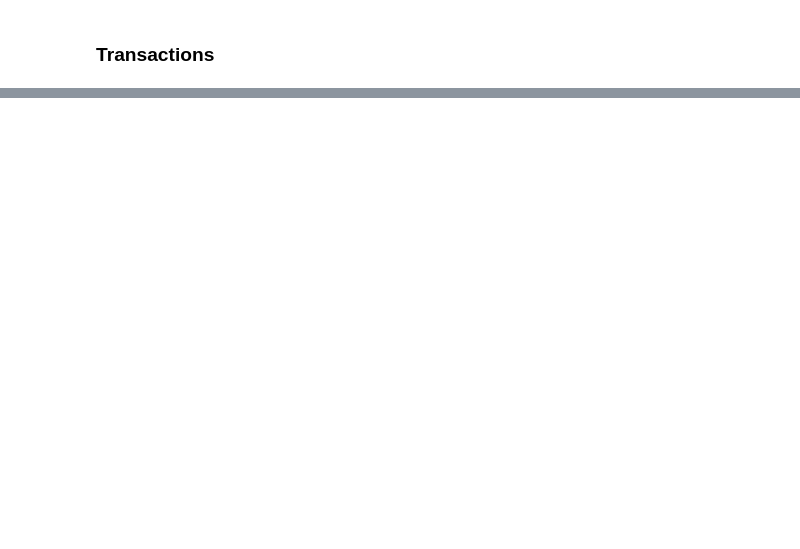
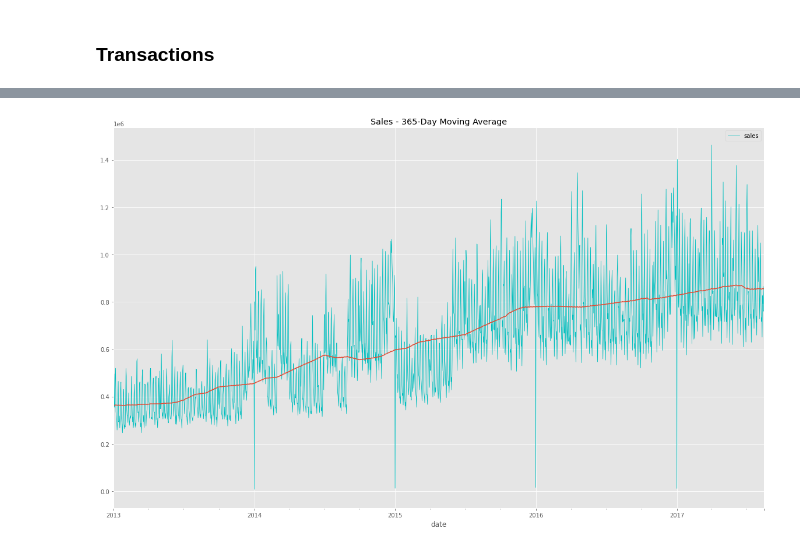
Before and after one commit to KarolRogulski/Store-Sales-Time-Series-Forecasting, a Jupyter notebook: store-sales-time-series-forecasting.ipynb, the cells around one changed output, grey strips where cells are left out. Drawn from its saved outputs; the diff is of its cells as text; code cells hidden in the pictures; blank space fills up the shorter version.

```diff
--- a/store-sales-time-series-forecasting.ipynb
+++ b/store-sales-time-series-forecasting.ipynb
@@ -88,0 +248,5 @@ sns.displot(transactions_daily_sum, x='store_nbr', y='transactions', bins=transa
+# %%
+# train.set_index('id', inplace=True)
+train['date'] = train.date.dt.to_period("D")
+train.set_index('date', inplace=True)
+train.head()
@@ -88,0 +296,14 @@ sns.displot(transactions_daily_sum, x='store_nbr', y='transactions', bins=transa
+# %%
+train_daily_sales = pd.DataFrame(train.groupby('date').sum()['sales'])
+moving_average = train_daily_sales.rolling(
+    window=365,       # 365-day window
+    center=True,      # puts the average at the center of the window
+    min_periods=183,  # choose about half the window size
+).mean()
+
+ax = train_daily_sales.plot(y='sales', linewidth=0.8, color='c', figsize=figsize)
+moving_average.plot(y='sales',
+    ax=ax, title="Sales - 365-Day Moving Average", legend=False
+);
+# %% [output]
+[figure, added]
```
Also changed, not shown: parts of 58 cells of this notebook.
